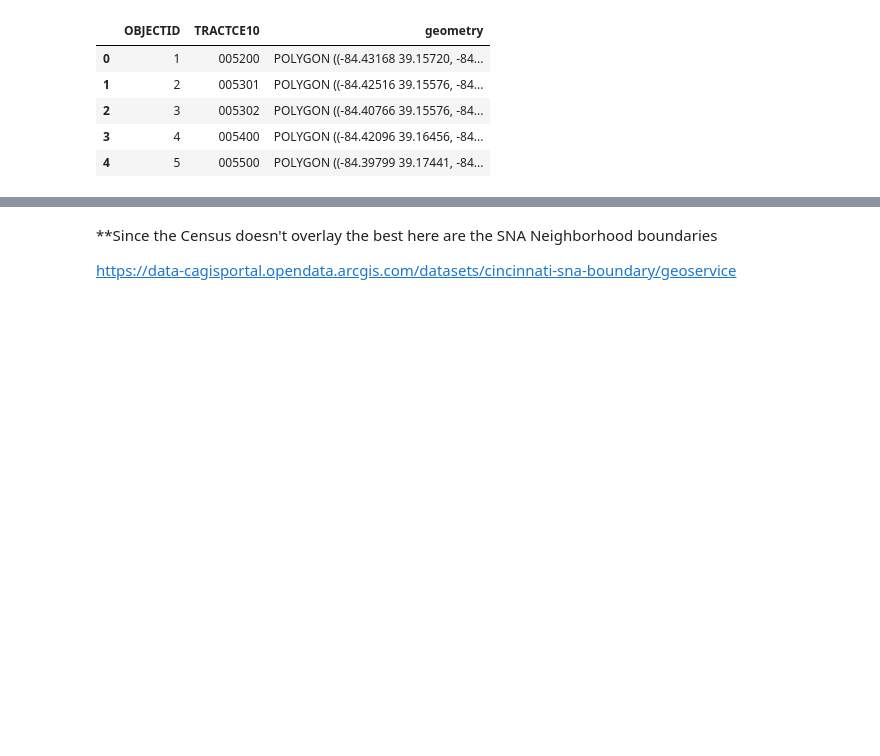
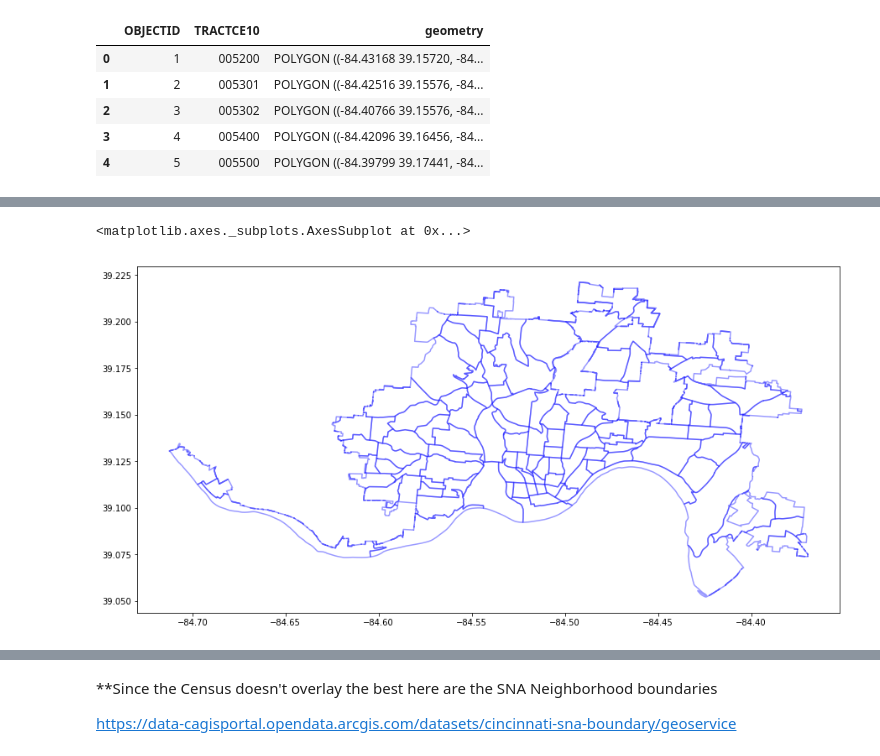
Before and after one commit to akinbule/OpioidsWastewaterPilot, a Jupyter notebook: CincinnatiDataMMW.ipynb, the cells around one changed output, grey strips where cells are left out. Saved outputs shown, nothing was run; the diff lists cells and outputs as text; code cells hidden in the pictures; blank space fills up the shorter version.

```diff
--- a/CincinnatiDataMMW.ipynb
+++ b/CincinnatiDataMMW.ipynb
@@ -82,3 +143,12 @@ res_intersection = gpd.overlay(cinci_census, cinbdry, how='intersection')
+# %%
+fig, ax = plt.subplots(figsize=(15,15))
+#cinci_census.plot(ax=ax, color='grey',alpha=0.1)
+#cinci_census.boundary.plot(ax=ax, color='black', alpha=0.2)
+#cinbdry.boundary.plot(ax=ax, color='blue',linewidth=2)
+res_intersection.boundary.plot(ax=ax, color='blue',alpha=0.4)
+# %% [output]
+<matplotlib.axes._subplots.AxesSubplot at 0x...>
+[figure, added]
 # %%
 fig, ax = plt.subplots(figsize=(15,15))
 #cinci_census.plot(ax=ax, color='grey',alpha=0.1)
```
Also changed, not shown: parts of 16 cells of this notebook, 9 other files.
